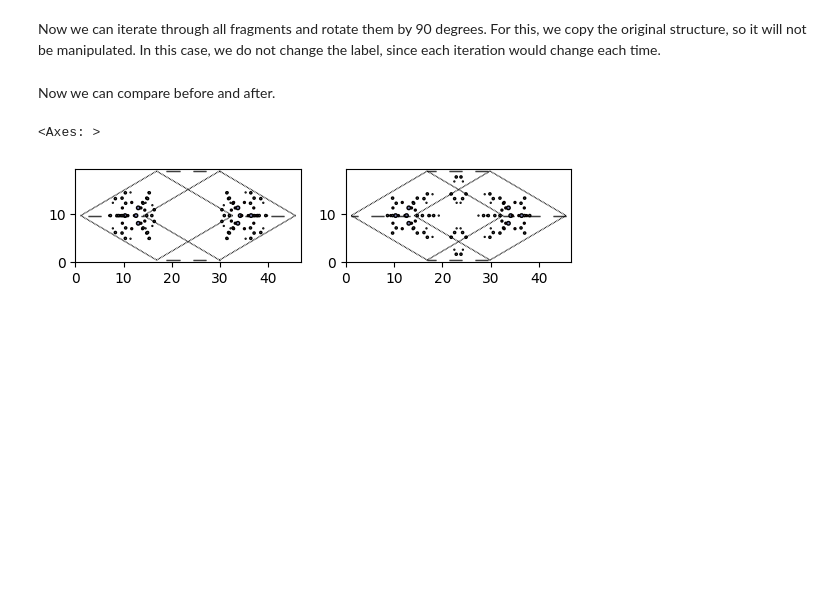
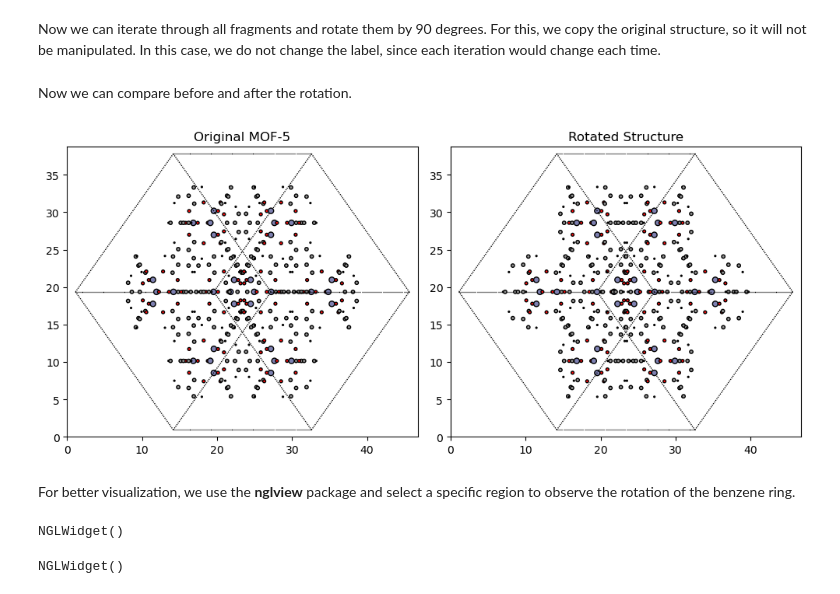
Before and after one commit to aim2dat/aim2dat, a Jupyter notebook: example_notebooks/strct-manipulation.ipynb, the cells around one changed output. Drawn from its saved outputs; the diff is of its cells as text; code cells hidden in the pictures; blank space fills up the shorter version.

Commit message:
Modified strct-manipulation notebook for better visualization

```diff
--- a/example_notebooks/strct-manipulation.ipynb
+++ b/example_notebooks/strct-manipulation.ipynb
@@ -58,3 +66,3 @@ In this case, we demonstrate to rotate each linker molecule in the MOF-5 by 90 d
 # %%
-MOF5 = Structure.from_file("files/strc/MOF5_prim.xsf")
+MOF5 = Structure.from_file("files/strc/Zn_MOF5_H_conv.xyz")
 # %% [markdown]
@@ -95,23 +115,67 @@ Now we can iterate through all fragments and rotate them by 90 degrees. For this
 from copy import deepcopy
 from aim2dat.strct.ext_manipulation import rotate_structure_around_vector
 
-rot_strct = deepcopy(MOF5)
+# Make a copy of the structure before applying rotations
+rot_struct = deepcopy(MOF5)
+
+# Apply rotation to each linker fragment
 for pair, frag, rot_vec in zip(pairs, fragments, rotation_vectors):
-    rot_strct = rotate_structure_around_vector(
-        rot_strct,
-        site_indices = frag["site_indices"],
-        angle = 90,
-        rotation_vector = rot_vec,
-        origin = MOF5.get_positions()[pair[0]],
-        change_label = False,
-        wrap = True,
+    rot_struct = rotate_structure_around_vector(
+        rot_struct,
+        site_indices=frag["site_indices"],
+        angle=90,  # Degrees
+        rotation_vector=rot_vec,  # Normalized rotation vector
+        origin=MOF5.get_positions()[pair[0]],  # Use one of the connected atoms as origin
+        change_label=False,
+        wrap=True  # Ensures atoms remain in unit cell
     )
 # %% [markdown]
-Now we can compare before and after.
+Now we can compare before and after the rotation.
-# %%
-fig, ax = plt.subplots(nrows=1, ncols=2)
-plot_atoms(MOF5.to_ase_atoms(), ax[0], radii=0.3, rotation=('45x,45y,0z'))
-plot_atoms(rot_strct.to_ase_atoms(), ax[1], radii=0.3, rotation=('45x,45y,0z'))
-# %% [output]
-<Axes: >
-[figure, removed]
+# %%
+fig, ax = plt.subplots(nrows=1, ncols=2, figsize=(10, 5))
+
+plot_atoms(MOF5.to_ase_atoms(), ax[0], radii=0.3, rotation=('45x,45y,0z'))
+ax[0].set_title("Original MOF-5", fontsize=12)
+
+plot_atoms(rot_struct.to_ase_atoms(), ax[1], radii=0.3, rotation=('45x,45y,0z'))
+ax[1].set_title("Rotated Structure", fontsize=12)
+
+plt.tight_layout()
+plt.show()
+# %% [output]
+[figure, added]
+# %% [markdown]
+For better visualization, we use the **nglview** package and select a specific region to observe the rotation of the benzene ring.
+# %%
+import nglview as nv
+
+# Convert structures to ASE Atoms objects
+original_atoms = MOF5.to_ase_atoms()
+rotated_atoms = rot_struct.to_ase_atoms()
+
+# Select atoms within the defined region
+positions = original_atoms.positions
+
+x_min, x_max = 2, 24
+y_min, y_max = 2, 10.5
+z_min, z_max = 2, 11
+
+selected_indices = np.where(
+    (positions[:, 0] >= x_min) & (positions[:, 0] <= x_max) &
+    (positions[:, 1] >= y_min) & (positions[:, 1] <= y_max) &
+    (positions[:, 2] >= z_min) & (positions[:, 2] <= z_max)
+)[0]
+
+# Rotate both structures for better visualization
+for atoms in [original_atoms, rotated_atoms]:
+    atoms.rotate(45, 'x', center='COM')
+
+# Create and visualize selected atoms
+views = [nv.show_ase(atoms[selected_indices]) for atoms in [original_atoms, rotated_atoms]]
+for view in views:
+    view.add_ball_and_stick()
+
+display(*views)
+# %% [output]
+NGLWidget()
+NGLWidget()
```
Also changed, not shown: parts of 13 cells of this notebook.
